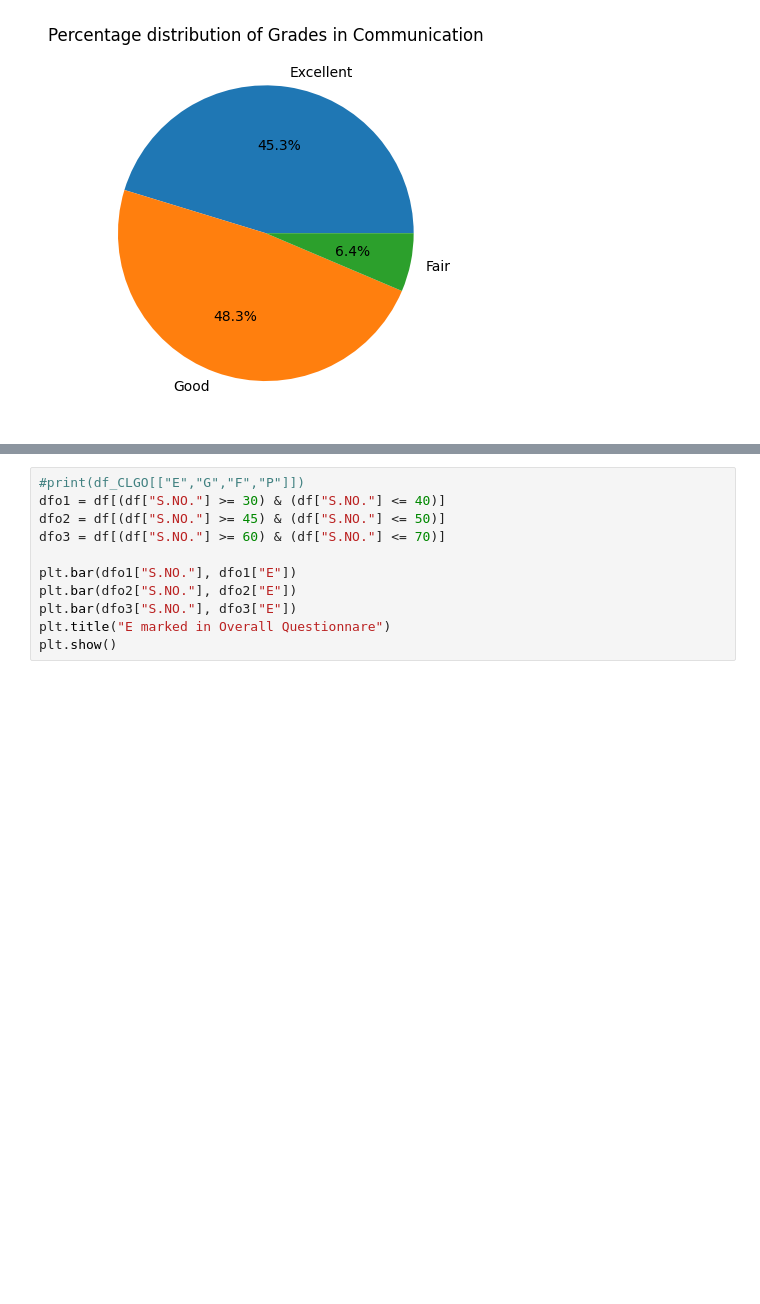
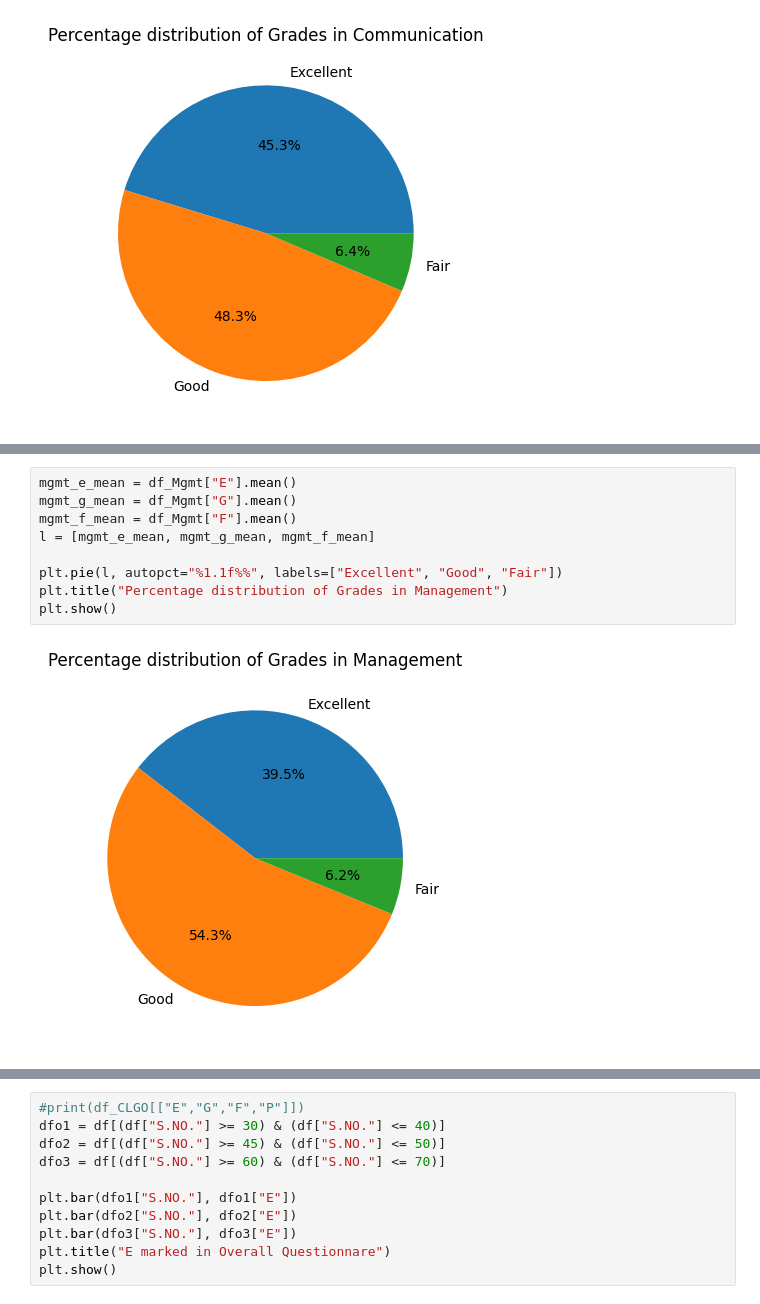
Before and after one commit to GuptajiRocks/data-science-sem4, a Jupyter notebook: Lectures/feb9-self/one.ipynb, the cells around one changed output, grey strips where cells are left out. Saved outputs shown, nothing was run; the diff lists cells and outputs as text; blank space fills up the shorter version.

```diff
--- a/Lectures/feb9-self/one.ipynb
+++ b/Lectures/feb9-self/one.ipynb
@@ -87,0 +100,11 @@ plt.show()
+# %%
+mgmt_e_mean = df_Mgmt["E"].mean()
+mgmt_g_mean = df_Mgmt["G"].mean()
+mgmt_f_mean = df_Mgmt["F"].mean()
+l = [mgmt_e_mean, mgmt_g_mean, mgmt_f_mean]
+
+plt.pie(l, autopct="%1.1f%%", labels=["Excellent", "Good", "Fair"])
+plt.title("Percentage distribution of Grades in Management")
+plt.show()
+# %% [output]
+[figure, added]
```
Also changed, not shown: parts of 5 cells of this notebook, 1 other file.
